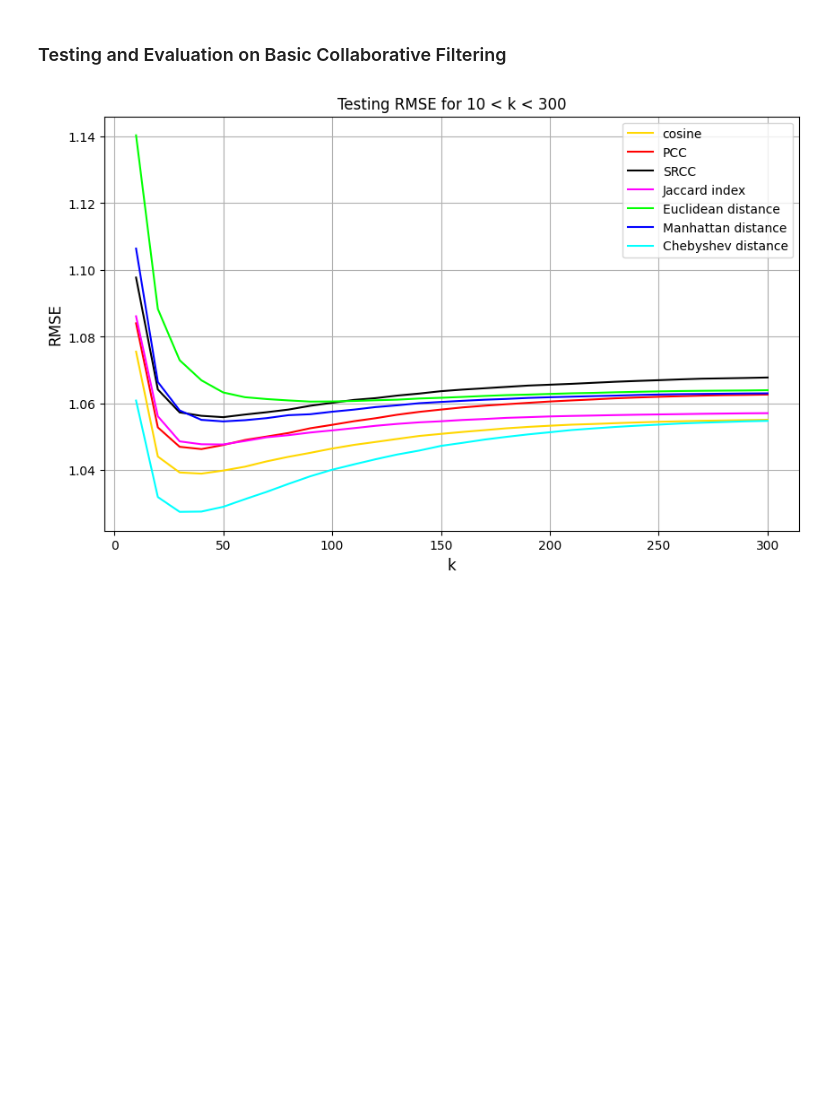
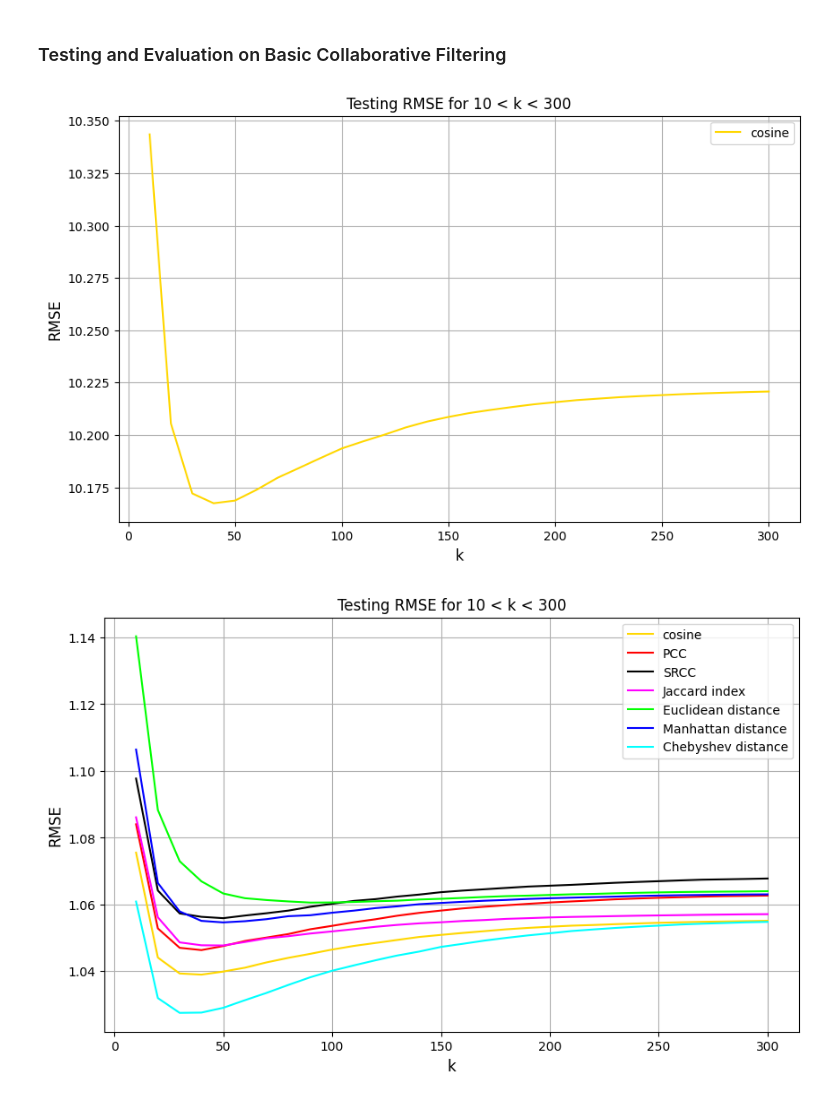
Before and after one commit to JustinDialdestoro/M4R_Clustering, a Jupyter notebook: Python/CF_testing.ipynb, the cells around one changed output. Drawn from its saved outputs; the diff is of its cells as text; code cells hidden in the pictures; blank space fills up the shorter version.

Commit message:
cosine tests

```diff
--- a/Python/CF_testing.ipynb
+++ b/Python/CF_testing.ipynb
@@ -45,7 +45,7 @@ def cross_val(df, t, metric, k_range):
     for i in range(t):
        ui = CF.gen_ui_matrix(cval_f[i], df)
        ui_means = normalising_mat(ui)
-       sim = Metrics.gen_cos(ui-ui_means, True)
+       sim = abs(Metrics.gen_cos(ui-ui_means, True))
 
        for j,k in enumerate(k_range):
           p = CF.pred(df, cval_f_i[i], ui, sim, k, True)
@@ -56,6 +56,19 @@ def cross_val(df, t, metric, k_range):
     return rmse_l
 # %%
 k_range = np.arange(10,301,10)
+# %%
+rmse_test = cross_val(u100k, 10, Metrics.gen_cos, k_range)
+# %%
+plt.figure(figsize=(10,6))
+plt.title("Testing RMSE for 10 < k < 300", size=12)
+plt.plot(k_range, rmse_test, label = 'cosine', color='gold')
+plt.grid()
+plt.legend(loc = 'upper right')
+plt.ylabel('RMSE', size=12)
+plt.xlabel('k', size=12)
+plt.show()
+# %% [output]
+[figure, added]
 # %%
 cos_eval_test = CF.cross_val(u100k, 10, Metrics.gen_cos, k_range)
 pcc_eval_test = CF.cross_val(u100k, 10, Metrics.gen_pcc, k_range)
```
